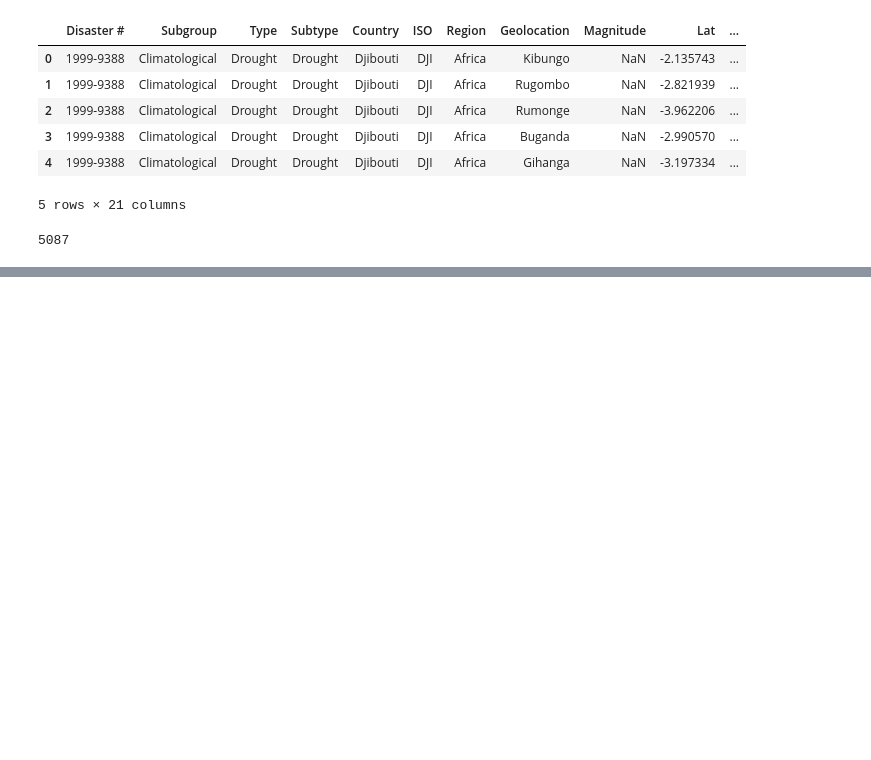
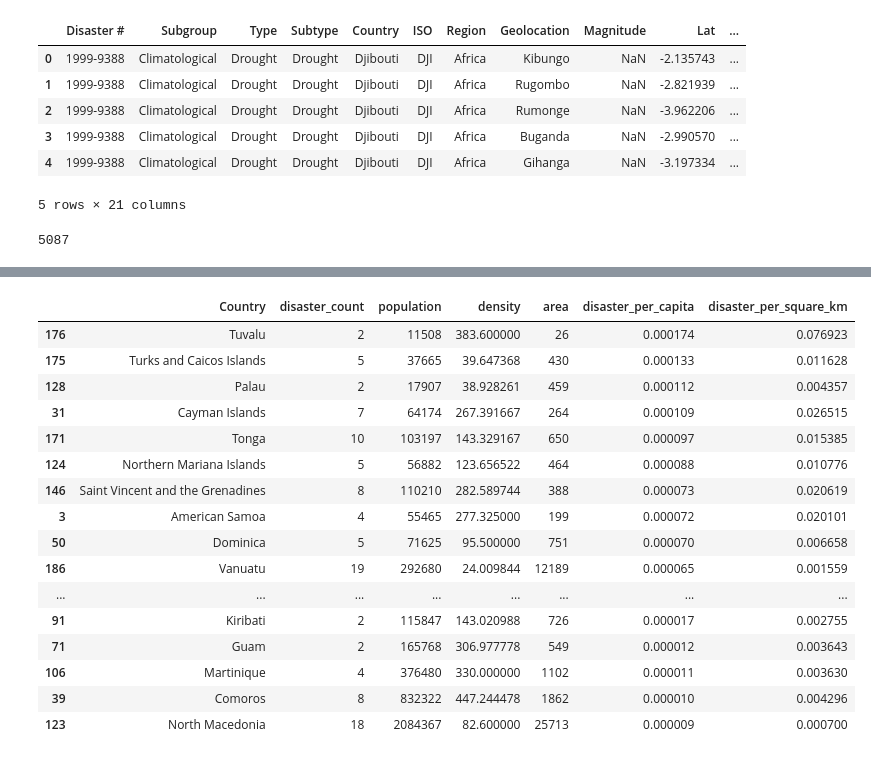
Before and after one commit to KeeganDavis/bootcamp-project-3, a Jupyter notebook: devs/riley/python_and_sql/population_bokeh_visuals.ipynb, the cells around one changed output, grey strips where cells are left out. Saved outputs shown, nothing was run; the diff lists cells and outputs as text; code cells hidden in the pictures; blank space fills up the shorter version.

```diff
--- a/devs/riley/python_and_sql/population_bokeh_visuals.ipynb
+++ b/devs/riley/python_and_sql/population_bokeh_visuals.ipynb
@@ -75,0 +192,25 @@ sorted_alt_country_df = alt_country_df.sort_values(by='')
+# %%
+#now lets take out entries that have only 1 disaster
+
+cleaned_country_visual_one_df = final_country_pop_disaster_df.copy()
+cleaned_country_visual_one_df = cleaned_country_visual_one_df.drop(cleaned_country_visual_one_df[cleaned_country_visual_one_df.disaster_count == 1].index).head(25)
+
+cleaned_country_visual_one_df
+# %% [output]
+|  | Country | disaster_count | population | density | area | disaster_per_capita | disaster_per_square_km |
+| 176 | Tuvalu | 2 | 11508 | 383.600000 | 26 | 0.000174 | 0.076923 |
+| 175 | Turks and Caicos Islands | 5 | 37665 | 39.647368 | 430 | 0.000133 | 0.011628 |
+| 128 | Palau | 2 | 17907 | 38.928261 | 459 | 0.000112 | 0.004357 |
+| 31 | Cayman Islands | 7 | 64174 | 267.391667 | 264 | 0.000109 | 0.026515 |
+| 171 | Tonga | 10 | 103197 | 143.329167 | 650 | 0.000097 | 0.015385 |
+| 124 | Northern Mariana Islands | 5 | 56882 | 123.656522 | 464 | 0.000088 | 0.010776 |
+| 146 | Saint Vincent and the Grenadines | 8 | 110210 | 282.589744 | 388 | 0.000073 | 0.020619 |
+| 3 | American Samoa | 4 | 55465 | 277.325000 | 199 | 0.000072 | 0.020101 |
+| 50 | Dominica | 5 | 71625 | 95.500000 | 751 | 0.000070 | 0.006658 |
+| 186 | Vanuatu | 19 | 292680 | 24.009844 | 12189 | 0.000065 | 0.001559 |
+| ... | ... | ... | ... | ... | ... | ... | ... |
+| 91 | Kiribati | 2 | 115847 | 143.020988 | 726 | 0.000017 | 0.002755 |
+| 71 | Guam | 2 | 165768 | 306.977778 | 549 | 0.000012 | 0.003643 |
+| 106 | Martinique | 4 | 376480 | 330.000000 | 1102 | 0.000011 | 0.003630 |
+| 39 | Comoros | 8 | 832322 | 447.244478 | 1862 | 0.000010 | 0.004296 |
+| 123 | North Macedonia | 18 | 2084367 | 82.600000 | 25713 | 0.000009 | 0.000700 |
```
Also changed, not shown: parts of 37 cells of this notebook, 1 other file.
